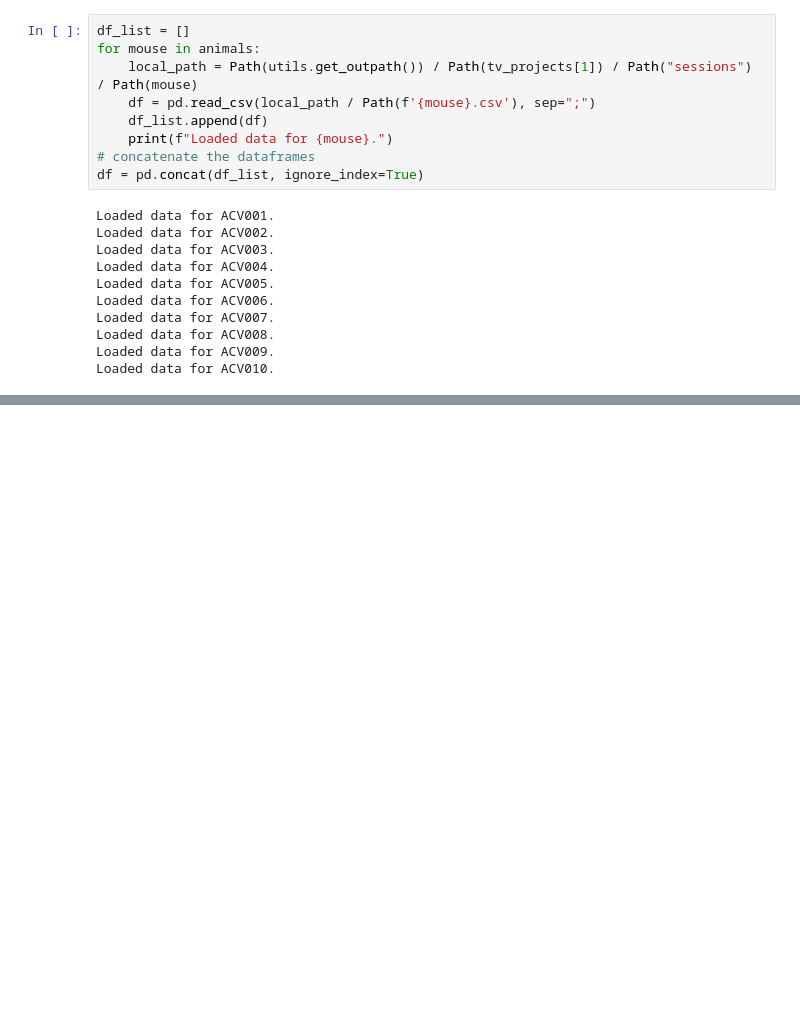
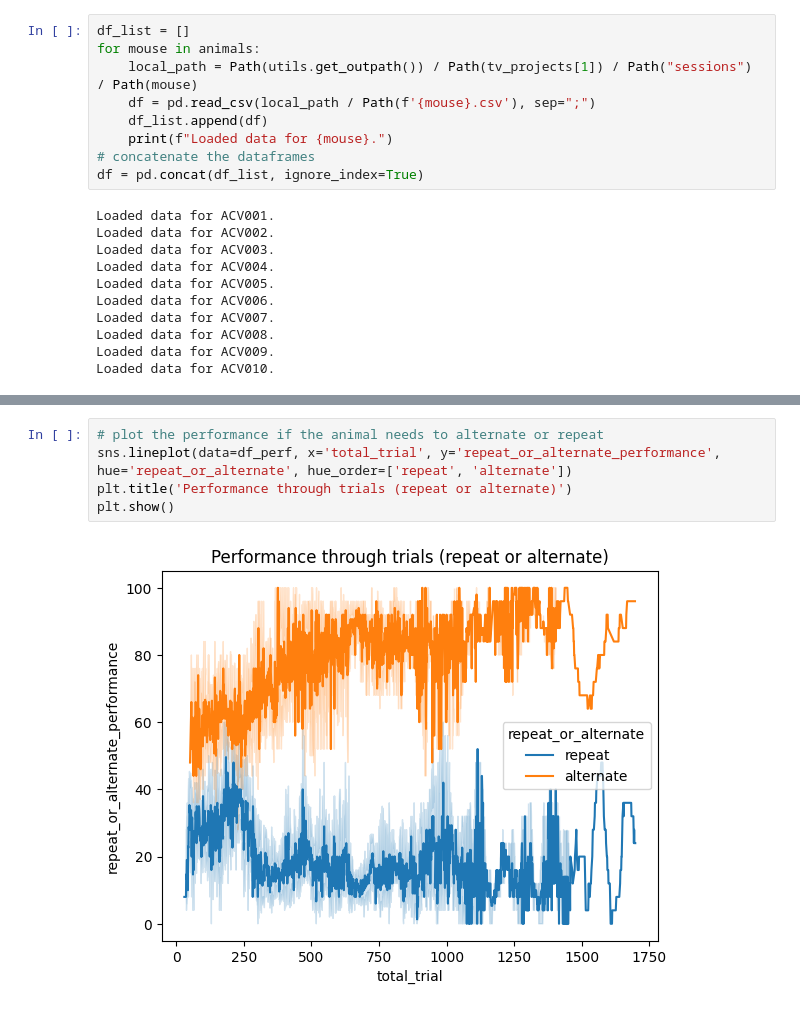
Before and after one commit to LearningCircuitsLab/behavior-analysis-notebooks, a Jupyter notebook: trap2_firstbatch_analysis.ipynb, the cells around one changed output, grey strips where cells are left out. Drawn from its saved outputs; the diff is of its cells as text; blank space fills up the shorter version.

```diff
--- a/trap2_firstbatch_analysis.ipynb
+++ b/trap2_firstbatch_analysis.ipynb
@@ -104,0 +164,7 @@ df
+# %%
+# plot the performance if the animal needs to alternate or repeat
+sns.lineplot(data=df_perf, x='total_trial', y='repeat_or_alternate_performance', hue='repeat_or_alternate', hue_order=['repeat', 'alternate'])
+plt.title('Performance through trials (repeat or alternate)')
+plt.show()
+# %% [output]
+[figure, added]
```
Also changed, not shown: parts of 31 cells of this notebook.
